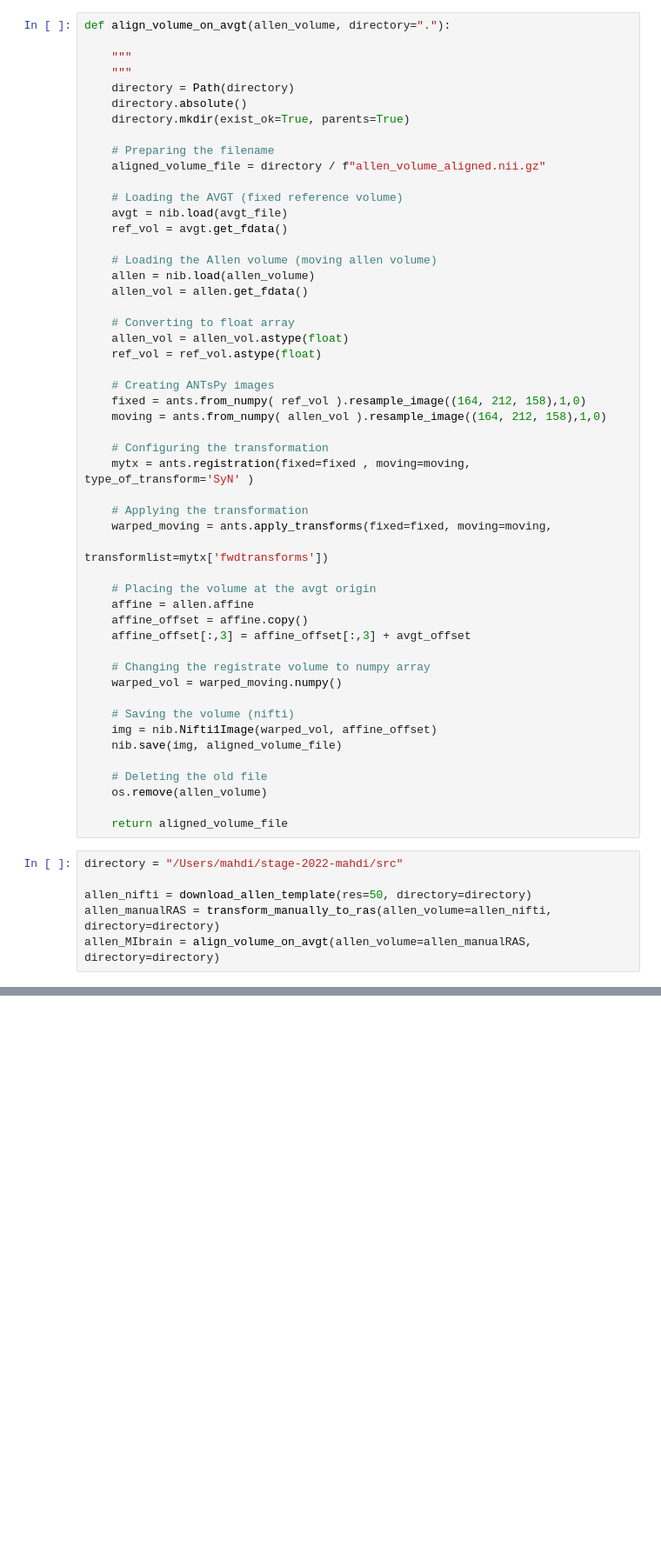
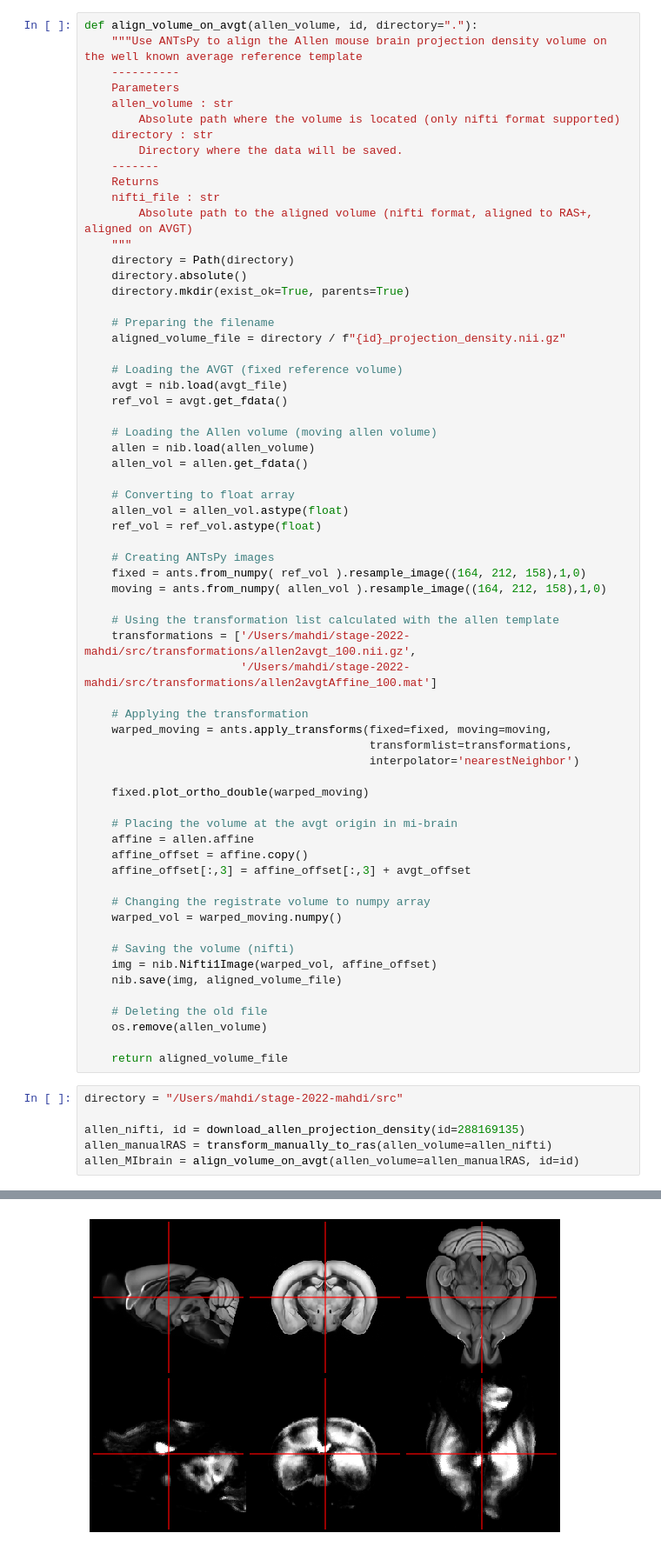
Before and after one commit to linum-uqam/m2m, a Jupyter notebook: src/allen2mi-brain.ipynb, the cells around one changed output, grey strips where cells are left out. Shown at 87% size. Drawn from its saved outputs; the diff is of its cells as text; blank space fills up the shorter version.

```diff
--- a/src/allen2mi-brain.ipynb
+++ b/src/allen2mi-brain.ipynb
@@ -91,14 +103,23 @@ def transform_manually_to_ras(allen_volume, directory="."):
 # %%
-def align_volume_on_avgt(allen_volume, directory="."):
-
-    """
+def align_volume_on_avgt(allen_volume, id, directory="."):
+    """Use ANTsPy to align the Allen mouse brain projection density volume on the well known average reference template
+    ----------
+    Parameters
+    allen_volume : str
+        Absolute path where the volume is located (only nifti format supported)
+    directory : str
+        Directory where the data will be saved.
+    -------
+    Returns
+    nifti_file : str
+        Absolute path to the aligned volume (nifti format, aligned to RAS+, aligned on AVGT)
     """
     directory = Path(directory)
     directory.absolute()
     directory.mkdir(exist_ok=True, parents=True)
 
     # Preparing the filename
-    aligned_volume_file = directory / f"allen_volume_aligned.nii.gz"
+    aligned_volume_file = directory / f"{id}_projection_density.nii.gz"
 
     # Loading the AVGT (fixed reference volume)
     avgt = nib.load(avgt_file)
@@ -116,14 +137,18 @@ def align_volume_on_avgt(allen_volume, directory="."):
     fixed = ants.from_numpy( ref_vol ).resample_image((164, 212, 158),1,0)
     moving = ants.from_numpy( allen_vol ).resample_image((164, 212, 158),1,0)
 
-    # Configuring the transformation
-    mytx = ants.registration(fixed=fixed , moving=moving, type_of_transform='SyN' )
+    # Using the transformation list calculated with the allen template
+    transformations = ['/Users/mahdi/stage-2022-mahdi/src/transformations/allen2avgt_100.nii.gz',
+                       '/Users/mahdi/stage-2022-mahdi/src/transformations/allen2avgtAffine_100.mat']
 
     # Applying the transformation
     warped_moving = ants.apply_transforms(fixed=fixed, moving=moving,
-                                              transformlist=mytx['fwdtransforms'])
+                                          transformlist=transformations,
+                                          interpolator='nearestNeighbor')
 
-    # Placing the volume at the avgt origin
+    fixed.plot_ortho_double(warped_moving)
+
+    # Placing the volume at the avgt origin in mi-brain
     affine = allen.affine
     affine_offset = affine.copy()
     affine_offset[:,3] = affine_offset[:,3] + avgt_offset
@@ -142,6 +167,7 @@ def align_volume_on_avgt(allen_volume, directory="."):
 # %%
 directory = "/Users/mahdi/stage-2022-mahdi/src"
 
-allen_nifti = download_allen_template(res=50, directory=directory)
-allen_manualRAS = transform_manually_to_ras(allen_volume=allen_nifti, directory=directory)
-allen_MIbrain = align_volume_on_avgt(allen_volume=allen_manualRAS, directory=directory)
+allen_nifti, id = download_allen_projection_density(id=288169135)
+allen_manualRAS = transform_manually_to_ras(allen_volume=allen_nifti)
+allen_MIbrain = align_volume_on_avgt(allen_volume=allen_manualRAS, id=id)
+# %% [output]
@@ -147,0 +175 @@ allen_MIbrain = align_volume_on_avgt(allen_volume=allen_manualRAS, directory=dir
+[figure, added]
```
Also changed, not shown: parts of 5 cells of this notebook, 2 other files.
